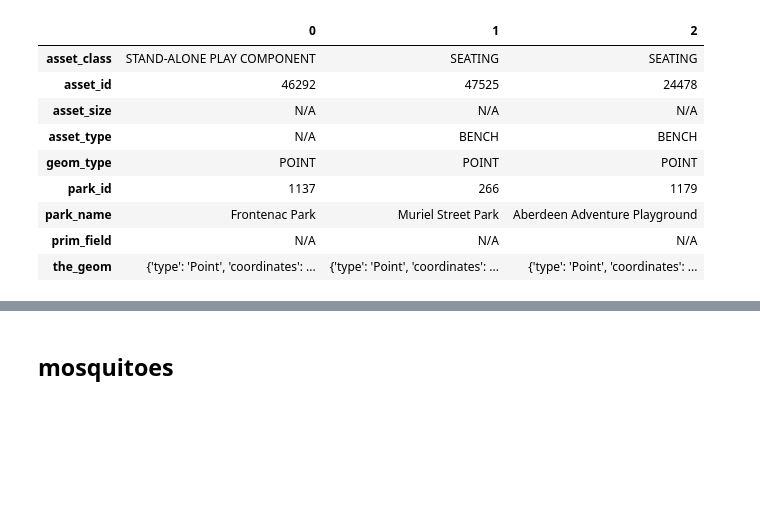
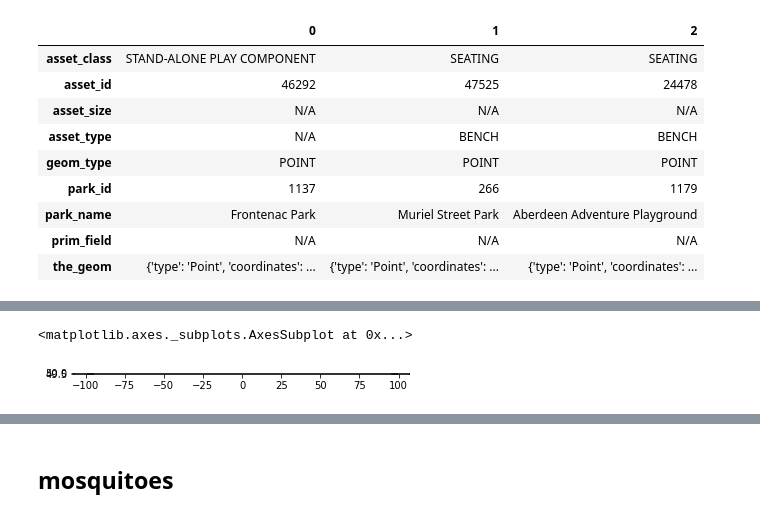
Before and after one commit to ruxi/opendata_hackathon_2018, a Jupyter notebook: Datasets_v2.ipynb, the cells around one changed output, grey strips where cells are left out. Drawn from its saved outputs; the diff is of its cells as text; code cells hidden in the pictures; blank space fills up the shorter version.

```diff
--- a/Datasets_v2.ipynb
+++ b/Datasets_v2.ipynb
@@ -73,0 +70,17 @@ shapely.geometry.MultiPolygon
+# %%
+import pandas as pd
+from geopandas import GeoDataFrame
+client = Socrata("data.winnipeg.ca", None)
+bugs = client.get("du7c-8488", limit=2000)
+bugs = GeoDataFrame(bugs)
+
+# wrangling
+idvars = ['count_date', 'trap_days']
+location_only = [x for x in bugs.columns if "average" not in x]
+location_only = [x for x in location_only if x not in idvars]
+print(f"number of locations {len(location_only)}")
+
+# make wide to long
+bugs = pd.melt(bugs[location_only + idvars], id_vars = idvars, var_name = 'location', value_name = 'bugcount')
+bugs = GeoDataFrame(bugs)
+bugs.head()
@@ -73,0 +174,7 @@ shapely.geometry.MultiPolygon
+# %%
+temp = bugs.location.map(buglocations2gps)
+newgeom = [shapely.geometry.Point(x['coord'][1], x['coord'][0]) for x in temp]
+bugs = GeoDataFrame(bugs)
+bugs['newgeom'] = newgeom
+bugs = bugs.set_geometry('newgeom')
+bugs.head()
@@ -73,0 +188,7 @@ shapely.geometry.MultiPolygon
+# %%
+subset = bugs[bugs.count_date == bugs.count_date[0]]
+# %%
+subset.plot()
+# %% [output]
+<matplotlib.axes._subplots.AxesSubplot at 0x...>
+[figure, added]
```
Also changed, not shown: parts of 32 cells of this notebook.
